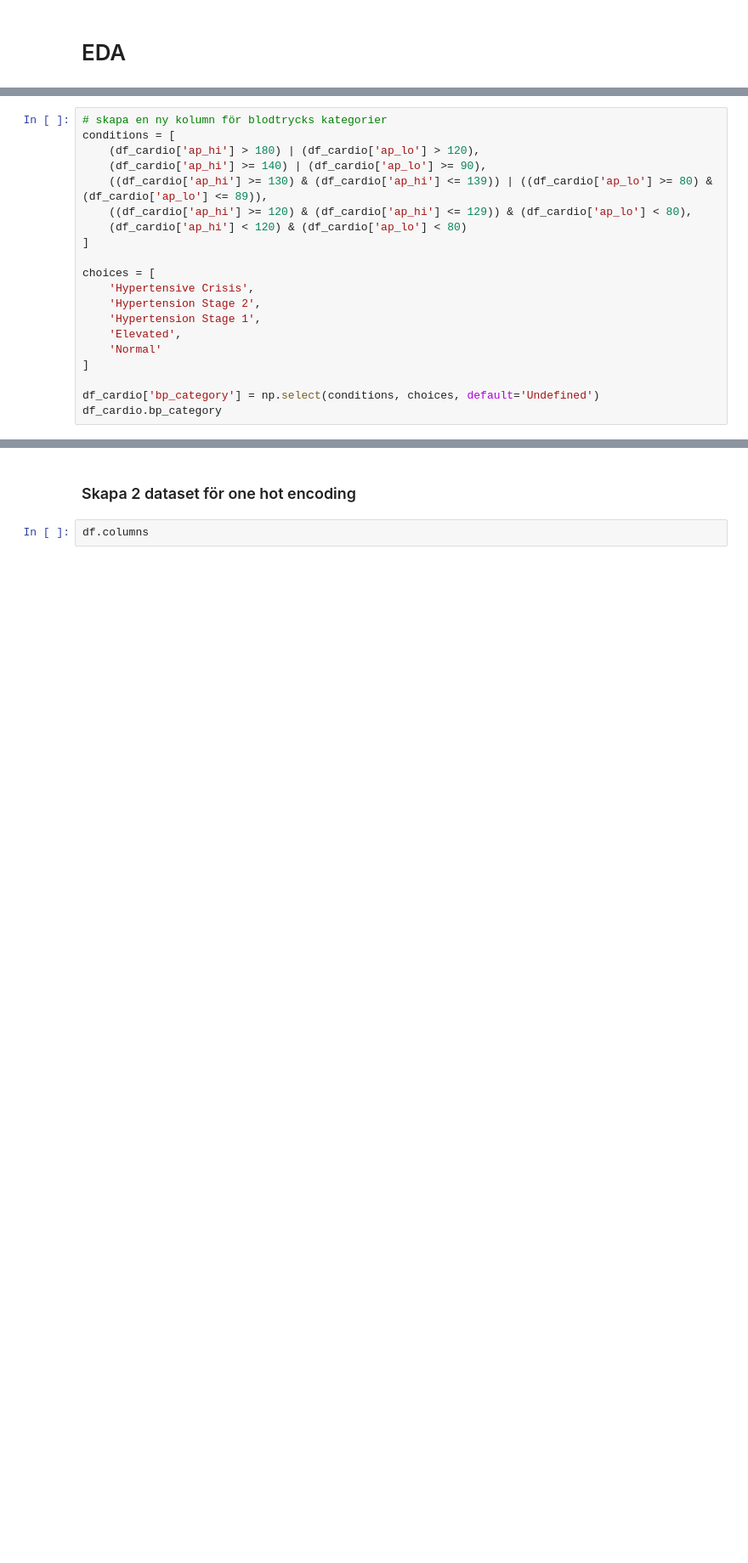
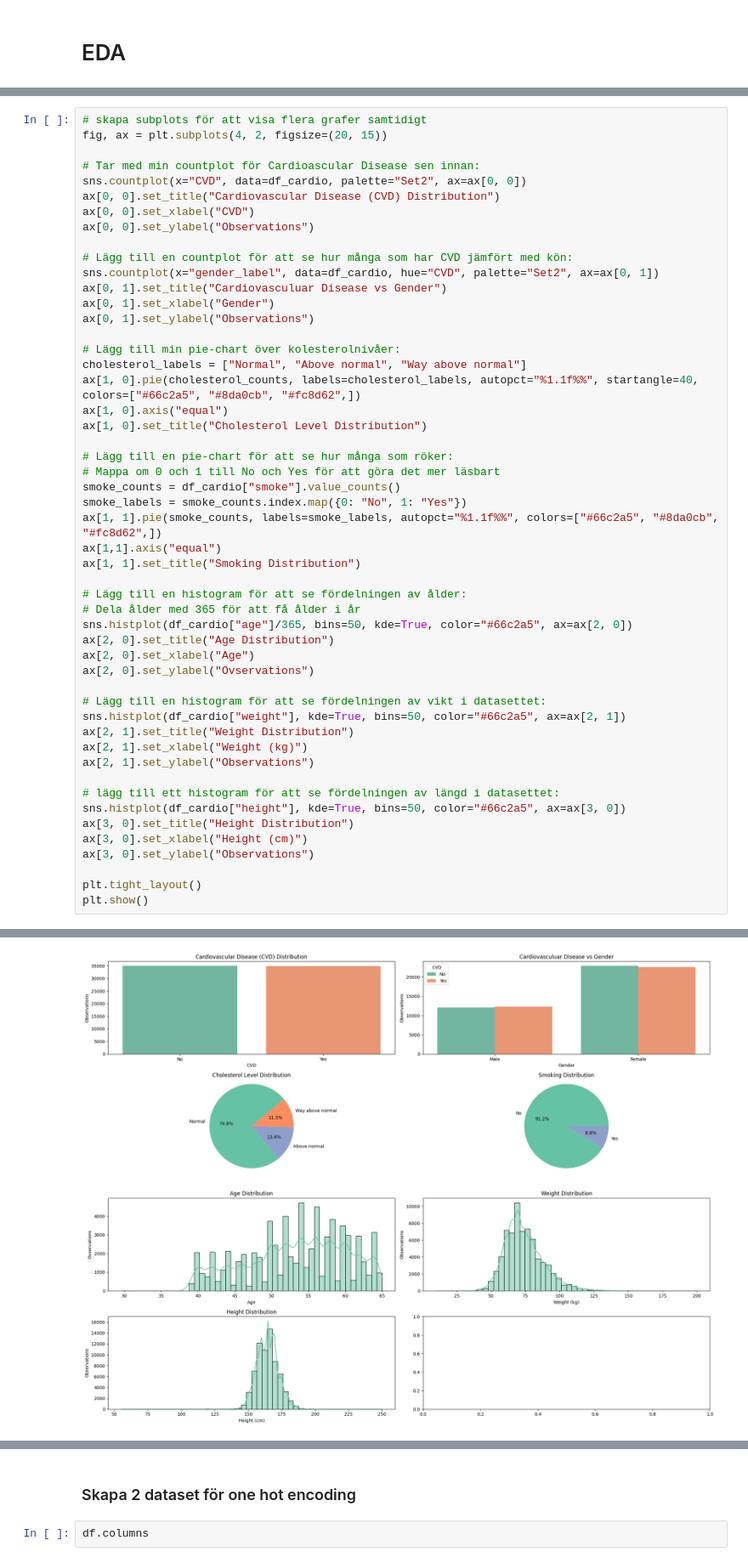
Before and after one commit to PaerBrady/Machine-learning-AI24, a Jupyter notebook: LaborationML.ipynb, the cells around one changed output, grey strips where cells are left out. Shown at 85% size. Drawn from its saved outputs; the diff is of its cells as text; blank space fills up the shorter version.

```diff
--- a/LaborationML.ipynb
+++ b/LaborationML.ipynb
@@ -479,20 +156,0 @@ Valet av gränsdraging for orimliga värden gjordes av de olika kritirierna för
-# %%
-# skapa en ny kolumn för blodtrycks kategorier
-conditions = [
-    (df_cardio['ap_hi'] > 180) | (df_cardio['ap_lo'] > 120),
-    (df_cardio['ap_hi'] >= 140) | (df_cardio['ap_lo'] >= 90),
-    ((df_cardio['ap_hi'] >= 130) & (df_cardio['ap_hi'] <= 139)) | ((df_cardio['ap_lo'] >= 80) & (df_cardio['ap_lo'] <= 89)),
-    ((df_cardio['ap_hi'] >= 120) & (df_cardio['ap_hi'] <= 129)) & (df_cardio['ap_lo'] < 80),
-    (df_cardio['ap_hi'] < 120) & (df_cardio['ap_lo'] < 80)
-]
-
-choices = [
-    'Hypertensive Crisis',
-    'Hypertension Stage 2',
-    'Hypertension Stage 1',
-    'Elevated',
-    'Normal'
-]
-
-df_cardio['bp_category'] = np.select(conditions, choices, default='Undefined')
-df_cardio.bp_category
@@ -720,0 +157,52 @@ Ser inga supersyarka korrleationer utöver vikt och BMI aóch att sytolsiknt och
+# %%
+# skapa subplots för att visa flera grafer samtidigt
+fig, ax = plt.subplots(4, 2, figsize=(20, 15))
+
+# Tar med min countplot för Cardioascular Disease sen innan:
+sns.countplot(x="CVD", data=df_cardio, palette="Set2", ax=ax[0, 0])
+ax[0, 0].set_title("Cardiovascular Disease (CVD) Distribution")
+ax[0, 0].set_xlabel("CVD")
+ax[0, 0].set_ylabel("Observations")
+
+# Lägg till en countplot för att se hur många som har CVD jämfört med kön:
+sns.countplot(x="gender_label", data=df_cardio, hue="CVD", palette="Set2", ax=ax[0, 1])
+ax[0, 1].set_title("Cardiovasculuar Disease vs Gender")
+ax[0, 1].set_xlabel("Gender")
+ax[0, 1].set_ylabel("Observations")
+
+# Lägg till min pie-chart över kolesterolnivåer:
+cholesterol_labels = ["Normal", "Above normal", "Way above normal"]
+ax[1, 0].pie(cholesterol_counts, labels=cholesterol_labels, autopct="%1.1f%%", startangle=40, colors=["#66c2a5", "#8da0cb", "#fc8d62",])
+ax[1, 0].axis("equal")
+ax[1, 0].set_title("Cholesterol Level Distribution")
+
+# Lägg till en pie-chart för att se hur många som röker:
+# Mappa om 0 och 1 till No och Yes för att göra det mer läsbart
+smoke_counts = df_cardio["smoke"].value_counts()
+smoke_labels = smoke_counts.index.map({0: "No", 1: "Yes"})
+ax[1, 1].pie(smoke_counts, labels=smoke_labels, autopct="%1.1f%%", colors=["#66c2a5", "#8da0cb", "#fc8d62",])
+ax[1,1].axis("equal")
+ax[1, 1].set_title("Smoking Distribution")
+
+# Lägg till en histogram för att se fördelningen av ålder:
+# Dela ålder med 365 för att få ålder i år
+sns.histplot(df_cardio["age"]/365, bins=50, kde=True, color="#66c2a5", ax=ax[2, 0])
+ax[2, 0].set_title("Age Distribution")
+ax[2, 0].set_xlabel("Age")
+ax[2, 0].set_ylabel("Ovservations")
+
+# Lägg till en histogram för att se fördelningen av vikt i datasettet:
+sns.histplot(df_cardio["weight"], kde=True, bins=50, color="#66c2a5", ax=ax[2, 1])
+ax[2, 1].set_title("Weight Distribution")
+ax[2, 1].set_xlabel("Weight (kg)")
+ax[2, 1].set_ylabel("Observations")
+
+# lägg till ett histogram för att se fördelningen av längd i datasettet:
+sns.histplot(df_cardio["height"], kde=True, bins=50, color="#66c2a5", ax=ax[3, 0])
+ax[3, 0].set_title("Height Distribution")
+ax[3, 0].set_xlabel("Height (cm)")
+ax[3, 0].set_ylabel("Observations")
+
+plt.tight_layout()
+plt.show()
+# %% [output]
@@ -720,0 +212 @@ Ser inga supersyarka korrleationer utöver vikt och BMI aóch att sytolsiknt och
+[figure, added]
```
Also changed, not shown: parts of 109 cells of this notebook, 2 other files.
